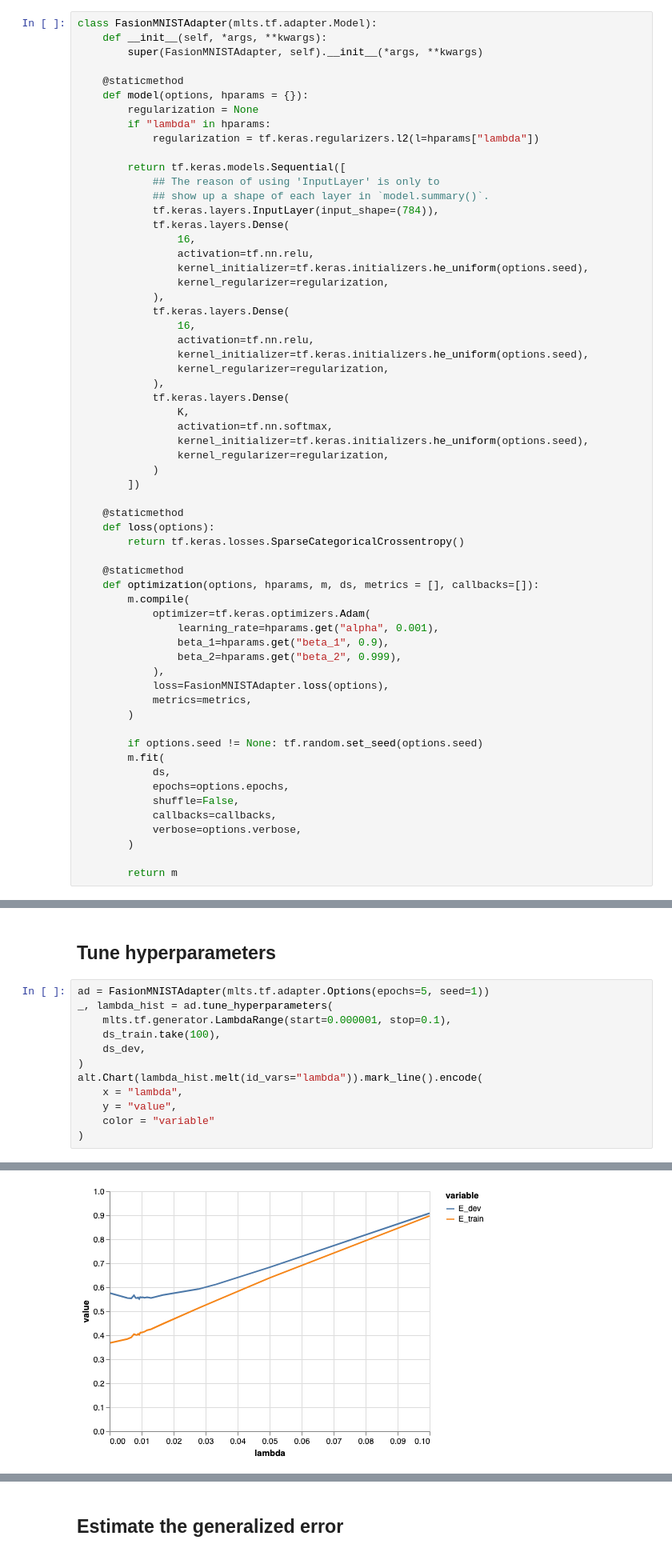
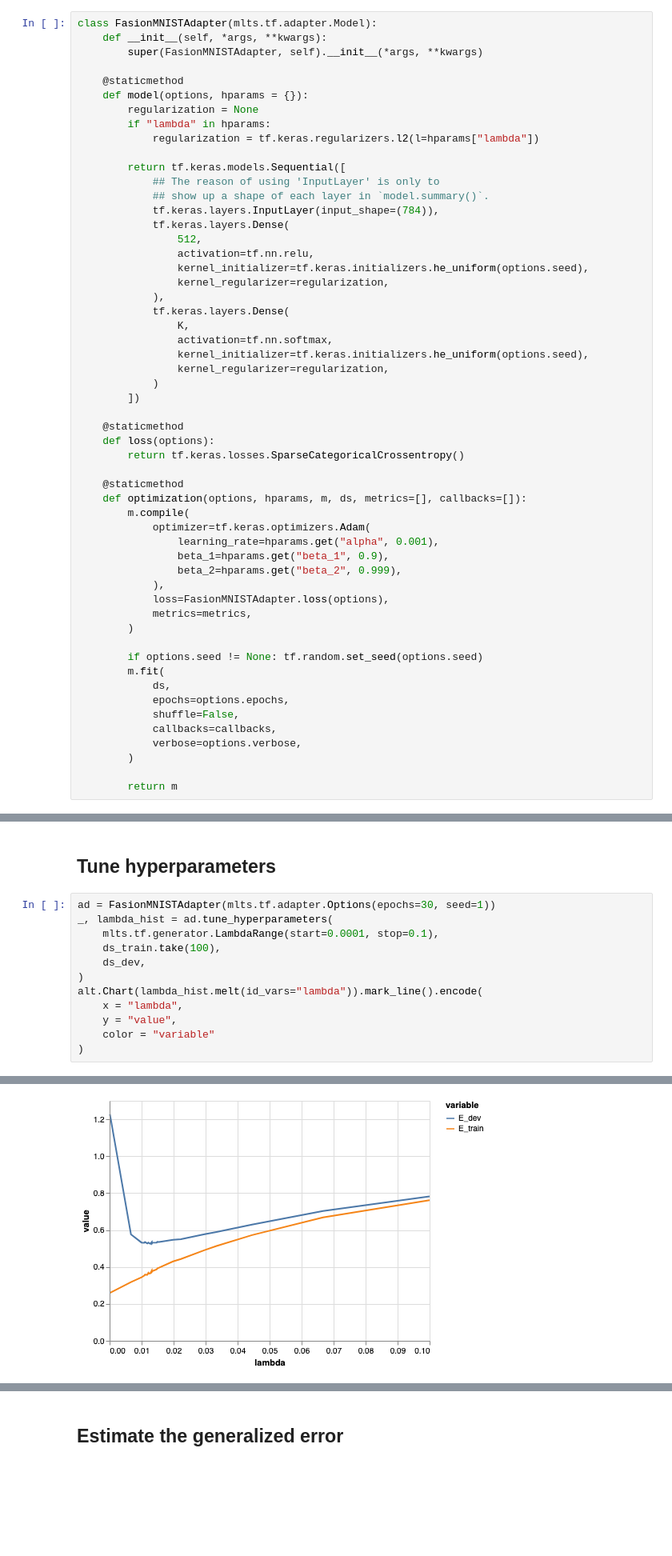
Before and after one commit to manifest/machine-learning-notebook, a Jupyter notebook: tensorflow/classification.nn.ipynb, the cells around one changed output, grey strips where cells are left out. Shown at 80% size. Cells and saved outputs as stored; diff of their text form; blank space fills up the shorter version.

Commit message:
Run on a hundred epochs

```diff
--- a/tensorflow/classification.nn.ipynb
+++ b/tensorflow/classification.nn.ipynb
@@ -39,13 +39,7 @@ class FasionMNISTAdapter(mlts.tf.adapter.Model):
             ## show up a shape of each layer in `model.summary()`.
             tf.keras.layers.InputLayer(input_shape=(784)),
             tf.keras.layers.Dense(
-                16,
-                activation=tf.nn.relu,
-                kernel_initializer=tf.keras.initializers.he_uniform(options.seed),
-                kernel_regularizer=regularization,
-            ),
-            tf.keras.layers.Dense(
-                16,
+                512,
                 activation=tf.nn.relu,
                 kernel_initializer=tf.keras.initializers.he_uniform(options.seed),
                 kernel_regularizer=regularization,
@@ -63,7 +57,7 @@ class FasionMNISTAdapter(mlts.tf.adapter.Model):
         return tf.keras.losses.SparseCategoricalCrossentropy()
 
     @staticmethod
-    def optimization(options, hparams, m, ds, metrics = [], callbacks=[]):
+    def optimization(options, hparams, m, ds, metrics=[], callbacks=[]):
         m.compile(
             optimizer=tf.keras.optimizers.Adam(
                 learning_rate=hparams.get("alpha", 0.001),
@@ -138,20 +130,20 @@ ad.generalized_metrics(ds_dev, ds_test)
 # %% [markdown]
 ## Tune hyperparameters
 # %%
-ad = FasionMNISTAdapter(mlts.tf.adapter.Options(epochs=5, seed=1))
+ad = FasionMNISTAdapter(mlts.tf.adapter.Options(epochs=30, seed=1))
 _, lambda_hist = ad.tune_hyperparameters(
-    mlts.tf.generator.LambdaRange(start=0.000001, stop=0.1),
+    mlts.tf.generator.LambdaRange(start=0.0001, stop=0.1),
     ds_train.take(100),
     ds_dev,
 )
 alt.Chart(lambda_hist.melt(id_vars="lambda")).mark_line().encode(
     x = "lambda",
     y = "value",
     color = "variable"
 )
 # %% [output]
 <vega.vegalite.VegaLite at 0x...>
-[figure, old version]
+[figure, new version]
 # %%
 pd.DataFrame(ad.hparams, index=["hparam"])[["lambda"]].transpose()
 # %% [output]
```
Also changed, not shown: parts of 11 cells of this notebook, 1 other file.
